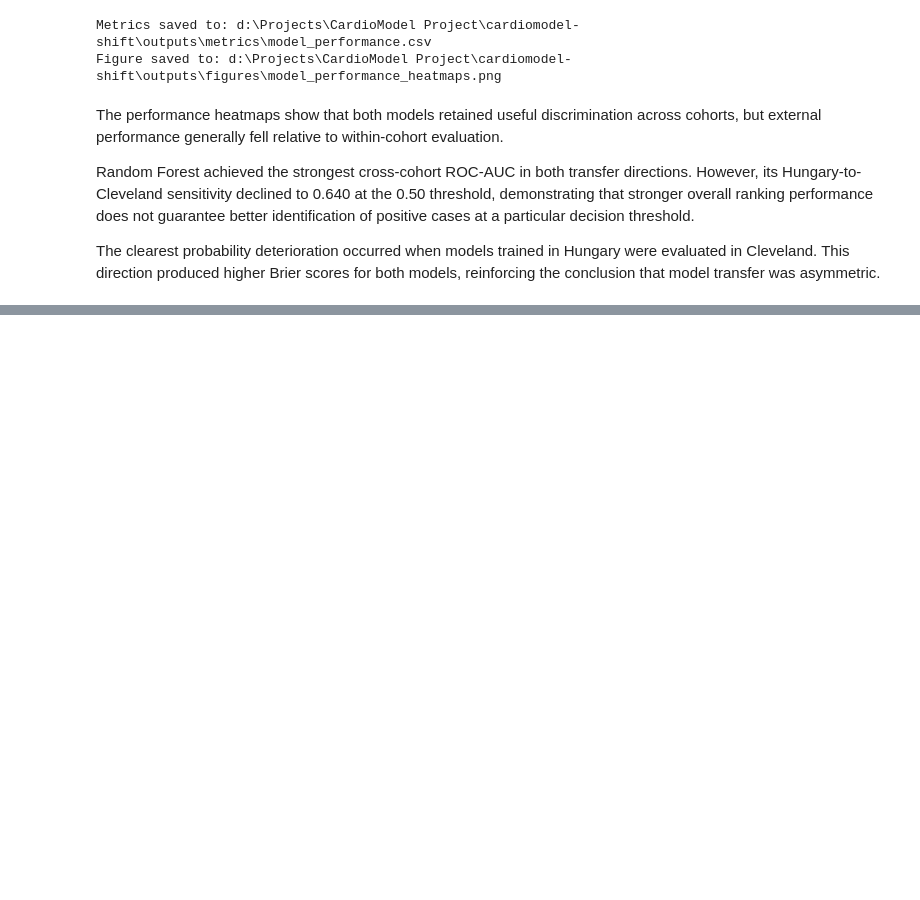
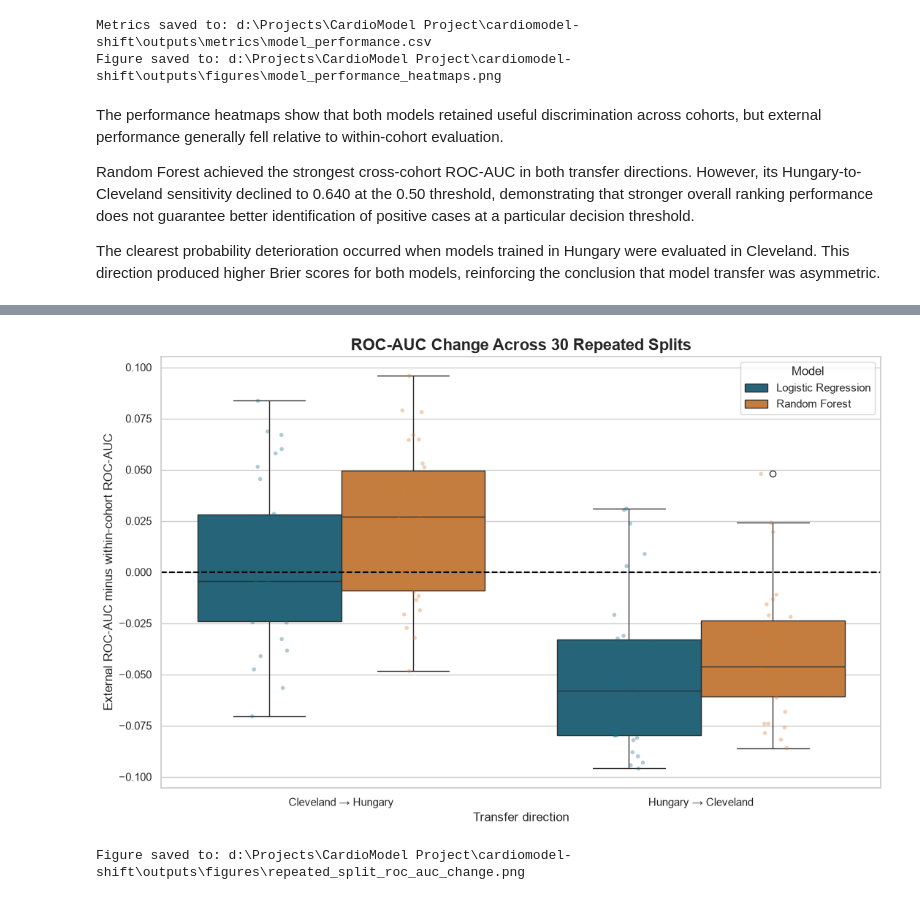
Before and after one commit to MaxPearson05/cardiomodel-shift, a Jupyter notebook: notebooks/cardiomodel_shift_analysis.ipynb, the cells around one changed output, grey strips where cells are left out. Saved outputs shown, nothing was run; the diff lists cells and outputs as text; code cells hidden in the pictures; blank space fills up the shorter version.

```diff
--- a/notebooks/cardiomodel_shift_analysis.ipynb
+++ b/notebooks/cardiomodel_shift_analysis.ipynb
@@ -995,0 +1349,70 @@ The clearest probability deterioration occurred when models trained in Hungary w
+# %%
+plot_sensitivity = sensitivity_results.copy()
+
+plot_sensitivity["transfer_direction"] = (
+    plot_sensitivity["train_cohort"]
+    + " → "
+    + plot_sensitivity["test_cohort"]
+)
+
+fig, ax = plt.subplots(figsize=(11, 7))
+
+sns.boxplot(
+    data=plot_sensitivity,
+    x="transfer_direction",
+    y="roc_auc_change",
+    hue="model",
+    palette=["#176B87", "#DA7B29"],
+    ax=ax,
+)
+
+sns.stripplot(
+    data=plot_sensitivity,
+    x="transfer_direction",
+    y="roc_auc_change",
+    hue="model",
+    dodge=True,
+    palette=["#176B87", "#DA7B29"],
+    alpha=0.35,
+    size=4,
+    legend=False,
+    ax=ax,
+)
+
+ax.axhline(
+    0,
+    color="black",
+    linestyle="--",
+    linewidth=1.5,
+)
+
+ax.set_title(
+    "ROC-AUC Change Across 30 Repeated Splits",
+    fontsize=16,
+    fontweight="bold",
+)
+
+ax.set_xlabel("Transfer direction")
+ax.set_ylabel(
+    "External ROC-AUC minus within-cohort ROC-AUC"
+)
+
+ax.legend(title="Model")
+fig.tight_layout()
+
+stability_path = (
+    FIGURE_DIR / "repeated_split_roc_auc_change.png"
+)
+
+fig.savefig(
+    stability_path,
+    dpi=300,
+    bbox_inches="tight",
+)
+
+plt.show()
+
+print(f"Figure saved to: {stability_path}")
+# %% [output]
+[figure, added]
+Figure saved to: d:\Projects\CardioModel Project\cardiomodel-shift\outputs\figures\repeated_split_roc_auc_change.png
```
Also changed, not shown: parts of 10 cells of this notebook, 5 other files.
